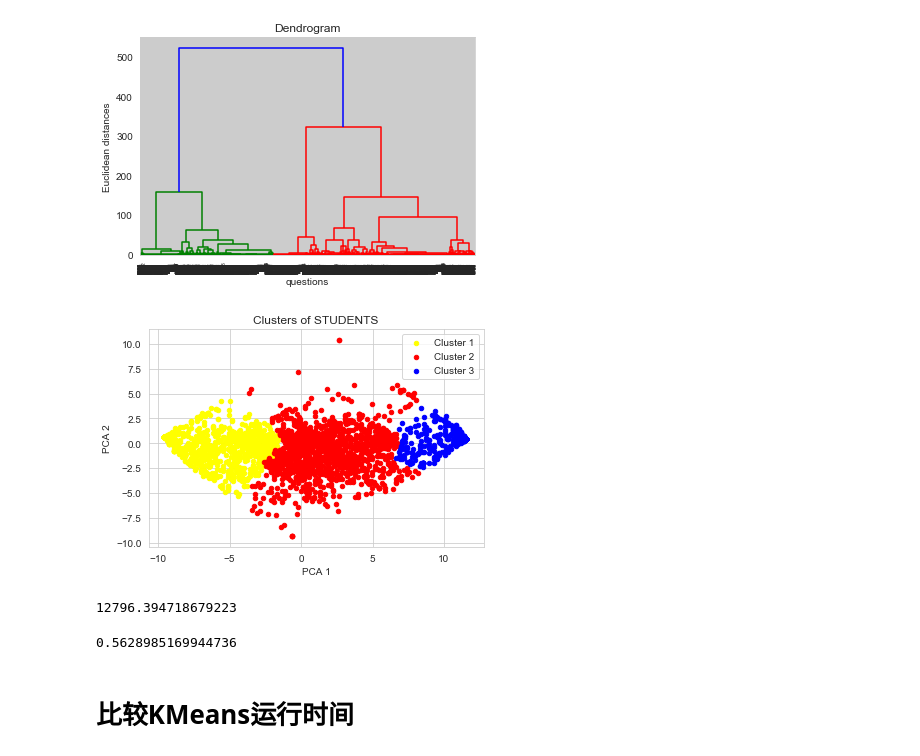
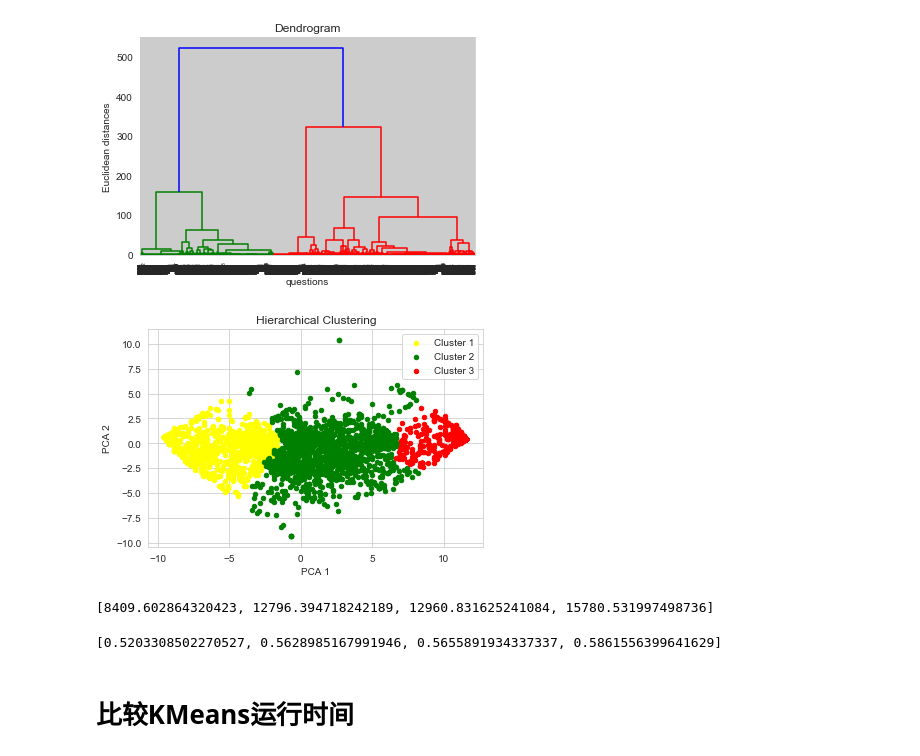
Before and after one commit to wchstrife/Data-Warehouse-and-Data-Mining, a Jupyter notebook: Cluster/analysis.ipynb, the cells around one changed output. Drawn from its saved outputs; the diff is of its cells as text; code cells hidden in the pictures.

```diff
--- a/Cluster/analysis.ipynb
+++ b/Cluster/analysis.ipynb
@@ -263,33 +278,52 @@ plt.show()
 # %%
 # Fitting Hierarchical Clustering to the dataset
 from sklearn.cluster import AgglomerativeClustering
 hc = AgglomerativeClustering(n_clusters = 3, affinity = 'euclidean', linkage = 'ward')
 y_hc = hc.fit_predict(dataset_questions_pca)
 X = dataset_questions_pca
 
 
 # Visualising the clusters
 plt.scatter(X[y_hc == 0, 0], X[y_hc == 0, 1], s = 20, c = 'yellow', label = 'Cluster 1')
-plt.scatter(X[y_hc == 1, 0], X[y_hc == 1, 1], s = 20, c = 'red', label = 'Cluster 2')
-plt.scatter(X[y_hc == 2, 0], X[y_hc == 2, 1], s = 20, c = 'blue', label = 'Cluster 3')
-plt.title('Clusters of STUDENTS')
+plt.scatter(X[y_hc == 1, 0], X[y_hc == 1, 1], s = 20, c = 'green', label = 'Cluster 2')
+plt.scatter(X[y_hc == 2, 0], X[y_hc == 2, 1], s = 20, c = 'red', label = 'Cluster 3')
+plt.title('Hierarchical Clustering')
 plt.xlabel('PCA 1')
 plt.ylabel('PCA 2')
 plt.legend()
 plt.savefig('Hierarchical.pdf', bbox_inches='tight')
 plt.show()
 # %% [output]
-[figure, old version]
+[figure, new version]
-# %%
-# CH系数
-metrics.calinski_harabasz_score(dataset_questions_pca, y_hc)
-# %% [output]
-12796.394718679223
-# %%
-# 轮廓系数
-metrics.silhouette_score(dataset_questions_pca, y_hc, metric='euclidean')
-# %% [output]
-0.5628985169944736
+# %%
+# CH系数
+from sklearn.cluster import AgglomerativeClustering
+
+ch_list = []
+
+for i in range(2, 6):
+    hc = AgglomerativeClustering(n_clusters = i, affinity = 'euclidean', linkage = 'ward')
+    y_hc = hc.fit_predict(dataset_questions_pca)
+    temp = metrics.calinski_harabasz_score(dataset_questions_pca, y_hc)
+    ch_list.append(temp)
+
+print(ch_list)
+# %% [output]
+[8409.602864320423, 12796.394718242189, 12960.831625241084, 15780.531997498736]
+# %%
+# 轮廓系数
+
+sh_list = []
+
+for i in range(2, 6):
+    hc = AgglomerativeClustering(n_clusters = i, affinity = 'euclidean', linkage = 'ward')
+    y_hc = hc.fit_predict(dataset_questions_pca)
+    temp = metrics.silhouette_score(dataset_questions_pca, y_hc, metric='euclidean')
+    sh_list.append(temp)
+
+print(sh_list)
+# %% [output]
+[0.5203308502270527, 0.5628985167991946, 0.5655891934337337, 0.5861556399641629]
 # %% [markdown]
 # 比较KMeans运行时间
 # %%
```
Also changed, not shown: parts of 4 cells of this notebook, 4 other files.
